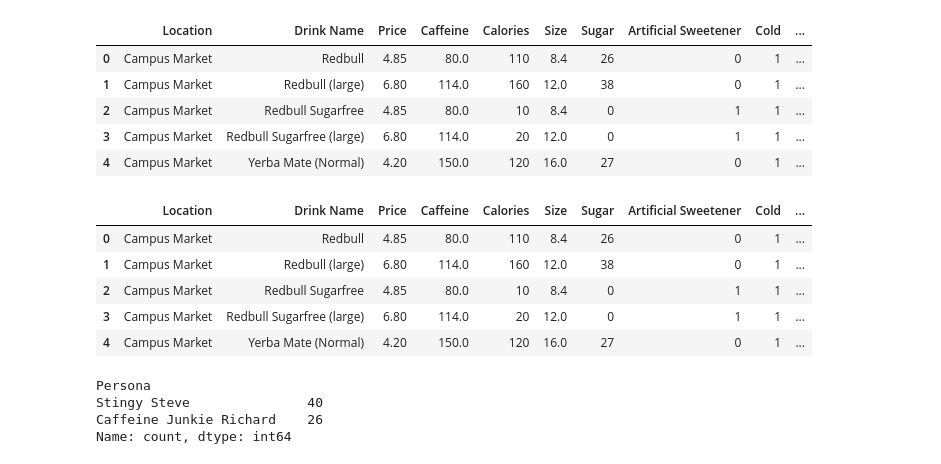
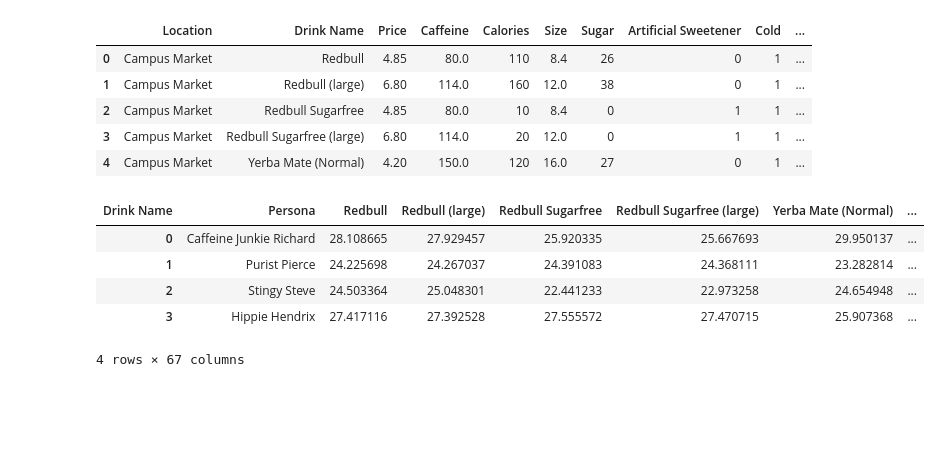
Before and after one commit to nallen19/CaffeineVisualization, a Jupyter notebook: Personas.ipynb, the cells around one changed output. Saved outputs shown, nothing was run; the diff lists cells and outputs as text; code cells hidden in the pictures; blank space fills up the shorter version.

```diff
--- a/Personas.ipynb
+++ b/Personas.ipynb
@@ -92,9 +180,9 @@ df_caffeine['Artificial Sweetener'] = df_caffeine['Artificial Sweetner'].apply(l
 df_caffeine.drop(columns=['Artificial Sweetner'], inplace=True)
 df_caffeine['Cold'] = df_caffeine['Hot/Cold'].apply(lambda x: 1 if x == 'Cold' else 0)
 df_caffeine.drop(columns=['Hot/Cold'], inplace=True)
-df_caffeine['Energy Drink'] = df_caffeine['Type'].apply(lambda x: 1 if x == 'Energy Drink' else 0)
-df_caffeine['Coffee'] = df_caffeine['Type'].apply(lambda x: 1 if x == 'Coffee' else 0)
-df_caffeine['Tea'] = df_caffeine['Type'].apply(lambda x: 1 if x == 'Tea' else 0)
+df_caffeine['Energy Drink'] = df_caffeine['Type'].apply(lambda x: 1 if x == 'Energy Drink' else 0).astype("object")
+df_caffeine['Coffee'] = df_caffeine['Type'].apply(lambda x: 1 if x == 'Coffee' else 0).astype("object")
+df_caffeine['Tea'] = df_caffeine['Type'].apply(lambda x: 1 if x == 'Tea' else 0).astype("object")
 df_caffeine.drop(columns=['Type'], inplace=True)
 
 df_caffeine.rename(columns={"Price ($)": "Price",
@@ -109,28 +197,28 @@ df_caffeine.head()
 | 2 | Campus Market | Redbull Sugarfree | 4.85 | 80.0 | 10 | 8.4 | 0 | 1 | 1 | ... |
 | 3 | Campus Market | Redbull Sugarfree (large) | 6.80 | 114.0 | 20 | 12.0 | 0 | 1 | 1 | ... |
 | 4 | Campus Market | Yerba Mate (Normal) | 4.20 | 150.0 | 120 | 16.0 | 27 | 0 | 1 | ... |
-# %%
-relevant_features = df_caffeine[['Caffeine', 'Sugar', 'Artificial Sweetener', 'Price', 'Size', 'Calories', 'Energy Drink', 'Coffee', 'Tea']]
-standardized_drinks = scaler.transform(relevant_features)
-
-def find_closest_persona(drink_features):
-    distances = np.sqrt(np.sum((df_persona_std - drink_features)**2, axis=1))
-    return distances.idxmin()
-
-df_caffeine_persona = df_caffeine.copy()
-df_caffeine_persona['Persona'] = [find_closest_persona(drink) for drink in standardized_drinks]
-df_caffeine_persona.head()
-# %% [output]
-|  | Location | Drink Name | Price | Caffeine | Calories | Size | Sugar | Artificial Sweetener | Cold | ... |
-| 0 | Campus Market | Redbull | 4.85 | 80.0 | 110 | 8.4 | 26 | 0 | 1 | ... |
-| 1 | Campus Market | Redbull (large) | 6.80 | 114.0 | 160 | 12.0 | 38 | 0 | 1 | ... |
-| 2 | Campus Market | Redbull Sugarfree | 4.85 | 80.0 | 10 | 8.4 | 0 | 1 | 1 | ... |
-| 3 | Campus Market | Redbull Sugarfree (large) | 6.80 | 114.0 | 20 | 12.0 | 0 | 1 | 1 | ... |
-| 4 | Campus Market | Yerba Mate (Normal) | 4.20 | 150.0 | 120 | 16.0 | 27 | 0 | 1 | ... |
-# %%
-df_caffeine_persona['Persona'].value_counts()
-# %% [output]
-Persona
-Stingy Steve               40
-Caffeine Junkie Richard    26
-Name: count, dtype: int64
+# %%
+relevant_features = df_caffeine[['Caffeine', 'Sugar', 'Artificial Sweetener', 'Price', 'Size', 'Calories', 'Energy Drink', 'Coffee', 'Tea']]
+scaler = StandardScaler()
+standardized_drinks = scaler.fit_transform(relevant_features)
+df_persona_std = scaler.transform(df_persona.iloc[:, 1:])
+
+drink_names = df_caffeine['Drink Name'].values
+df_final = pd.DataFrame(index=df_persona['Persona'], columns=df_caffeine['Drink Name'])
+
+for idx, persona in df_persona.iterrows():
+    persona_std = df_persona_std[idx]
+    distances = np.sqrt(np.sum((standardized_drinks - persona_std) ** 2, axis=1))
+    df_final.loc[persona['Persona']] = distances
+
+df_final.reset_index(inplace=True)
+df_final.rename(columns={'index': 'Persona'}, inplace=True)
+
+df_final.head()
+# %% [output]
+| Drink Name | Persona | Redbull | Redbull (large) | Redbull Sugarfree | Redbull Sugarfree (large) | Yerba Mate (Normal) | ... |
+| 0 | Caffeine Junkie Richard | 28.108665 | 27.929457 | 25.920335 | 25.667693 | 29.950137 | ... |
+| 1 | Purist Pierce | 24.225698 | 24.267037 | 24.391083 | 24.368111 | 23.282814 | ... |
+| 2 | Stingy Steve | 24.503364 | 25.048301 | 22.441233 | 22.973258 | 24.654948 | ... |
+| 3 | Hippie Hendrix | 27.417116 | 27.392528 | 27.555572 | 27.470715 | 25.907368 | ... |
+4 rows × 67 columns
```
Also changed, not shown: parts of 17 cells of this notebook, 1 other file.
